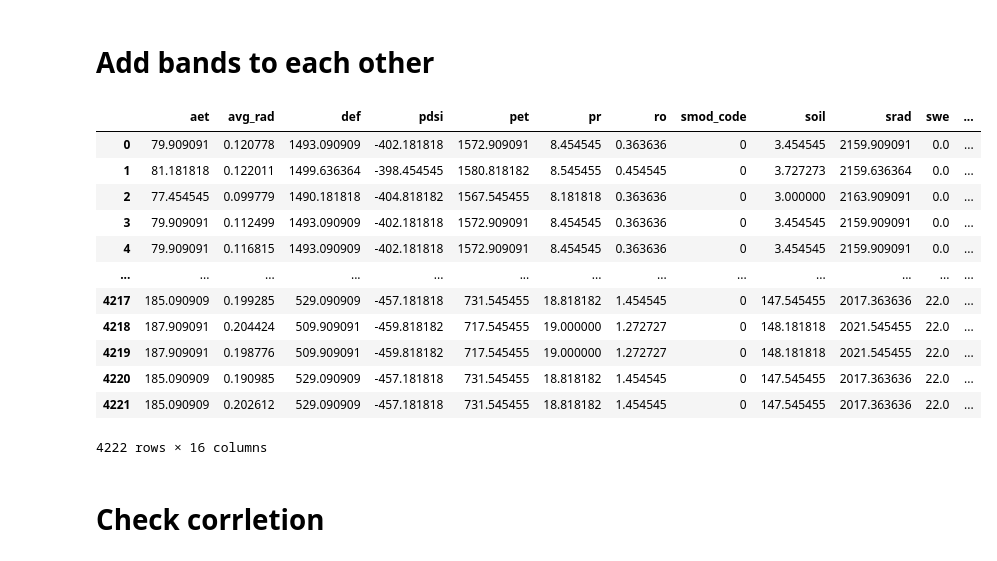
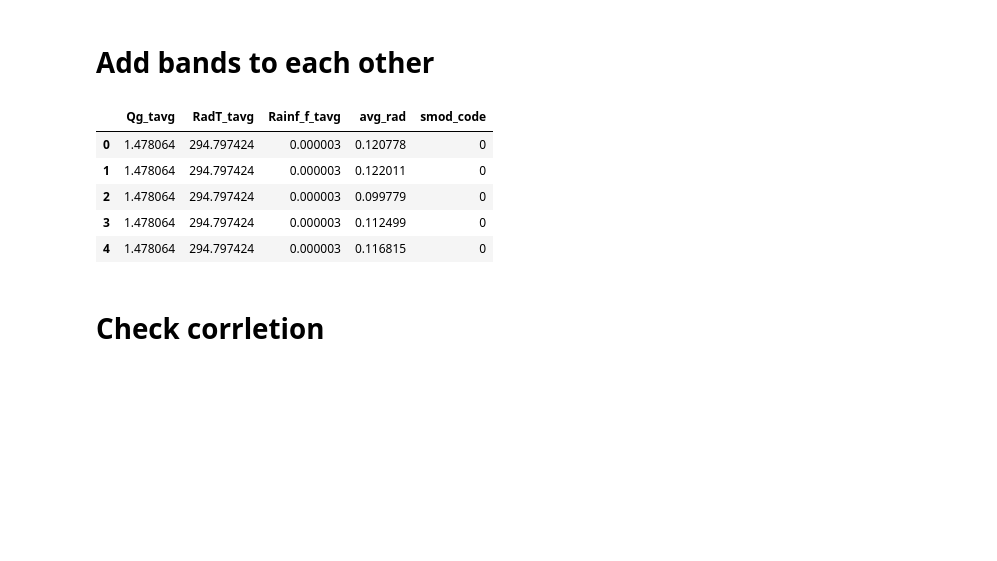
Before and after one commit to AmirHKiani98/nighttime-light-data, a Jupyter notebook: tehran-nighttime.ipynb, the cells around one changed output. Cells and saved outputs as stored; diff of their text form; code cells hidden in the pictures; blank space fills up the shorter version.

```diff
--- a/tehran-nighttime.ipynb
+++ b/tehran-nighttime.ipynb
@@ -13,9 +13,17 @@ except:
 # %% [markdown]
 # Call VIIIRS and Tehran Shapefiles
 # %%
+# Nighttime light data
 viirs = ee.ImageCollection(
     "NOAA/VIIRS/DNB/MONTHLY_V1/VCMSLCFG").select("avg_rad")
-climate = ee.ImageCollection("IDAHO_EPSCOR/TERRACLIMATE")
+# NASA Climate
+## climate = ee.ImageCollection("NASA/GPM_L3/IMERG_MONTHLY_V06")
+# Terra Climate
+## climate2 = ee.ImageCollection("IDAHO_EPSCOR/TERRACLIMATE")
+
+# FLDAS Climate
+fldas = ee.ImageCollection("NASA/FLDAS/NOAH01/C/GL/M/V001")
+# Tehran
 teh = ee.FeatureCollection("users/amirhkiani1998/teh").select("Asrea").geometry()
 # %% [markdown]
 # Having a look at the clipped VIIRS!
@@ -45,33 +62,28 @@ Map(center=[40, -100], controls=(WidgetControl(options=['position', 'transparent
 # Getting VIIRS and climate in 2015
 # %%
 viirs2015 = viirs.filterDate("2015-01-01", "2015-12-01").mean()
-climate2015 = climate.filterDate("2015-01-01", "2015-12-01").mean()
+# climate2015 = climate.filterDate("2015-01-01", "2015-12-01").mean()
+fldas2015 = fldas.filterDate("2015-01-01", "2015-12-01").mean()
 # %% [markdown]
 # Add bands to each other
 # %%
-fusion = viirs2015.addBands(ghslImage2015).addBands(climate2015)
+fusion = viirs2015.addBands(ghslImage2015).addBands(
+    fldas2015.select(["Qg_tavg", "RadT_tavg", "Rainf_f_tavg"]))
 fusionArray = fusion.sampleRegions(collection=teh, scale=2000).getInfo()
 # %%
 mainList = fusionArray["features"]
 splitDict = []
 for innerDict in mainList:
     splitDict.append(innerDict["properties"])
 dataframe = pd.DataFrame(splitDict)
-dataframe
+dataframe.head()
 # %% [output]
-|  | aet | avg_rad | def | pdsi | pet | pr | ro | smod_code | soil | srad | swe | ... |
-| 0 | 79.909091 | 0.120778 | 1493.090909 | -402.181818 | 1572.909091 | 8.454545 | 0.363636 | 0 | 3.454545 | 2159.909091 | 0.0 | ... |
-| 1 | 81.181818 | 0.122011 | 1499.636364 | -398.454545 | 1580.818182 | 8.545455 | 0.454545 | 0 | 3.727273 | 2159.636364 | 0.0 | ... |
-| 2 | 77.454545 | 0.099779 | 1490.181818 | -404.818182 | 1567.545455 | 8.181818 | 0.363636 | 0 | 3.000000 | 2163.909091 | 0.0 | ... |
-| 3 | 79.909091 | 0.112499 | 1493.090909 | -402.181818 | 1572.909091 | 8.454545 | 0.363636 | 0 | 3.454545 | 2159.909091 | 0.0 | ... |
-| 4 | 79.909091 | 0.116815 | 1493.090909 | -402.181818 | 1572.909091 | 8.454545 | 0.363636 | 0 | 3.454545 | 2159.909091 | 0.0 | ... |
-| ... | ... | ... | ... | ... | ... | ... | ... | ... | ... | ... | ... | ... |
-| 4217 | 185.090909 | 0.199285 | 529.090909 | -457.181818 | 731.545455 | 18.818182 | 1.454545 | 0 | 147.545455 | 2017.363636 | 22.0 | ... |
-| 4218 | 187.909091 | 0.204424 | 509.909091 | -459.818182 | 717.545455 | 19.000000 | 1.272727 | 0 | 148.181818 | 2021.545455 | 22.0 | ... |
-| 4219 | 187.909091 | 0.198776 | 509.909091 | -459.818182 | 717.545455 | 19.000000 | 1.272727 | 0 | 148.181818 | 2021.545455 | 22.0 | ... |
-| 4220 | 185.090909 | 0.190985 | 529.090909 | -457.181818 | 731.545455 | 18.818182 | 1.454545 | 0 | 147.545455 | 2017.363636 | 22.0 | ... |
-| 4221 | 185.090909 | 0.202612 | 529.090909 | -457.181818 | 731.545455 | 18.818182 | 1.454545 | 0 | 147.545455 | 2017.363636 | 22.0 | ... |
+|  | Qg_tavg | RadT_tavg | Rainf_f_tavg | avg_rad | smod_code |
+| 0 | 1.478064 | 294.797424 | 0.000003 | 0.120778 | 0 |
+| 1 | 1.478064 | 294.797424 | 0.000003 | 0.122011 | 0 |
+| 2 | 1.478064 | 294.797424 | 0.000003 | 0.099779 | 0 |
+| 3 | 1.478064 | 294.797424 | 0.000003 | 0.112499 | 0 |
+| 4 | 1.478064 | 294.797424 | 0.000003 | 0.116815 | 0 |
-4222 rows × 16 columns
 # %% [markdown]
 # Check corrletion
 # %%
```
Also changed, not shown: parts of 48 cells of this notebook.
